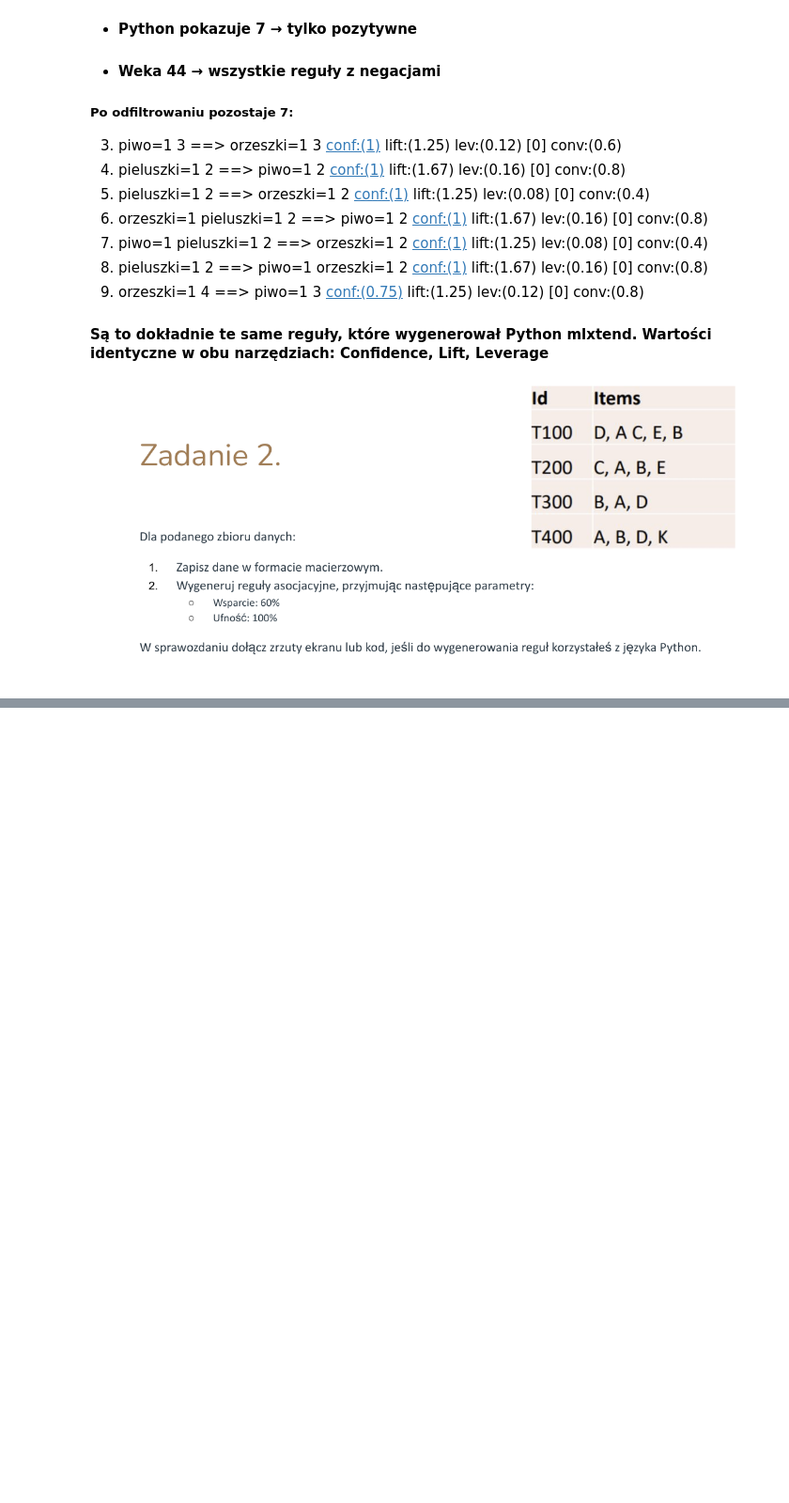
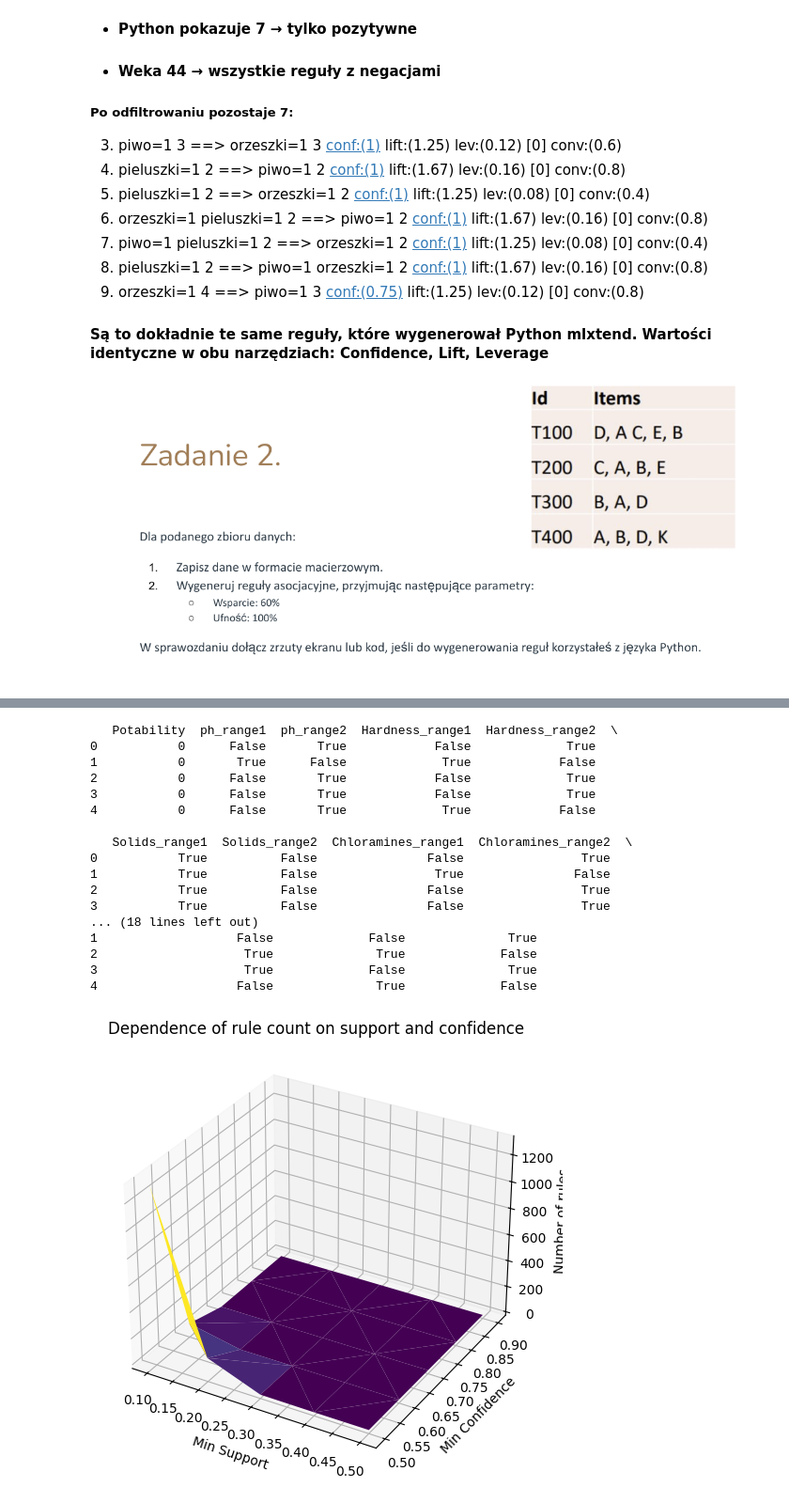
Before and after one commit to artur-kompala/Lab-Studia, a Jupyter notebook: Lab - RDIAWOW/Lab2- Reguły asocjacyjne-ArturKompała.ipynb, the cells around one changed output, grey strips where cells are left out. Shown at 94% size. Cells and saved outputs as stored; diff of their text form; code cells hidden in the pictures; blank space fills up the shorter version.

```diff
--- a/Lab - RDIAWOW/Lab2- Reguły asocjacyjne-ArturKompała.ipynb
+++ b/Lab - RDIAWOW/Lab2- Reguły asocjacyjne-ArturKompała.ipynb
@@ -186,0 +189,66 @@ display(rules)
+# %%
+df = pd.read_csv("WATER_POTABILITY.csv", sep=";", quotechar='"')
+
+cols_to_encode = df.columns[:-1]
+
+df_encoded = pd.get_dummies(df, columns=cols_to_encode, prefix_sep="_")
+
+df_encoded.to_csv("nowy.csv", index=False)
+
+print(df_encoded.head())
+
+# python
+import pandas as pd
+from itertools import product
+from mlxtend.frequent_patterns import apriori, association_rules
+import matplotlib.pyplot as plt
+
+data = pd.read_csv("nowy.csv")
+matrix = pd.DataFrame(data).astype(bool)
+
+support_values = [0.1, 0.2, 0.3, 0.4, 0.5]
+confidence_values = [0.5, 0.6, 0.7, 0.8, 0.9]
+
+results = []
+for s, c in product(support_values, confidence_values):
+    frequent_itemsets = apriori(matrix, min_support=s, use_colnames=True)
+    rules = association_rules(frequent_itemsets, metric="confidence", min_threshold=c)
+    results.append({
+        "support": s,
+        "confidence": c,
+        "num_rules": len(rules)
+    })
+
+results_df = pd.DataFrame(results)
+
+fig = plt.figure(figsize=(10, 6))
+ax = fig.add_subplot(111, projection='3d')
+# convert to numeric arrays
+x = results_df["support"].to_numpy(dtype=float)
+y = results_df["confidence"].to_numpy(dtype=float)
+z = results_df["num_rules"].to_numpy(dtype=float)
+ax.plot_trisurf(x, y, z, cmap="viridis", edgecolor="none")
+ax.set_xlabel("Min Support")
+ax.set_ylabel("Min Confidence")
+ax.set_zlabel("Number of rules")
+ax.set_title("Dependence of rule count on support and confidence")
+plt.show()
+# %% [output]
+   Potability  ph_range1  ph_range2  Hardness_range1  Hardness_range2  \
+0           0      False       True            False             True
+1           0       True      False             True            False
+2           0      False       True            False             True
+3           0      False       True            False             True
+4           0      False       True             True            False
+
+   Solids_range1  Solids_range2  Chloramines_range1  Chloramines_range2  \
+0           True          False               False                True
+1           True          False                True               False
+2           True          False               False                True
+3           True          False               False                True
+... (18 lines left out)
+1                   False             False              True
+2                    True              True             False
+3                    True             False              True
+4                   False              True             False
+[figure, added]
```
Also changed, not shown: parts of 1 cell of this notebook, 2 other files.
